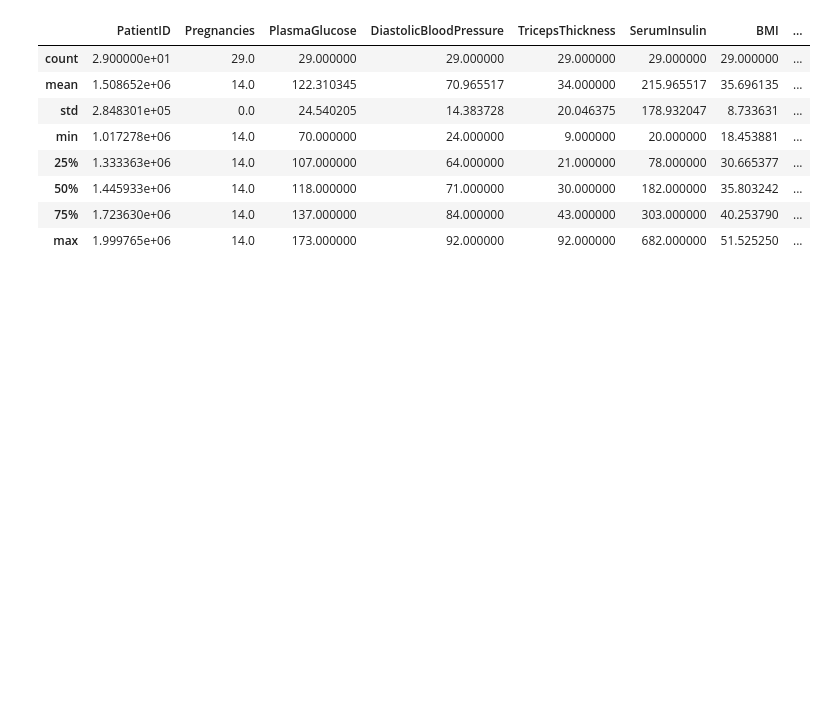
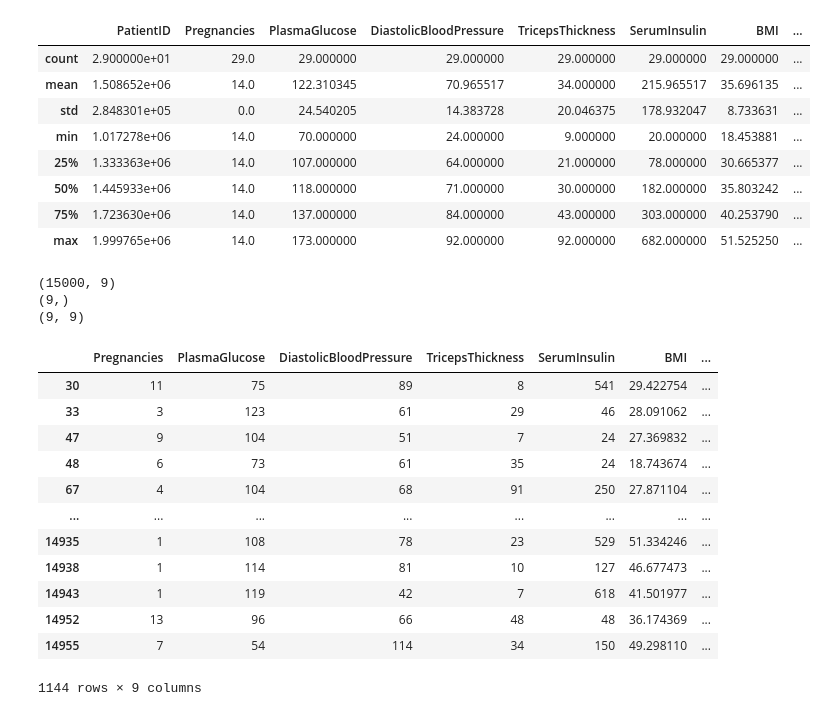
Before and after one commit to Lucky12348/diabetes_prediction, a Jupyter notebook: EDA.ipynb, the cells around one changed output. Drawn from its saved outputs; the diff is of its cells as text; code cells hidden in the pictures; blank space fills up the shorter version.

Commit message:
Step2: Outliers filtering

```diff
--- a/EDA.ipynb
+++ b/EDA.ipynb
@@ -268,3 +270,45 @@ Total_women_per_Pregnancies.describe()
 | 50% | 1.445933e+06 | 14.0 | 118.000000 | 71.000000 | 30.000000 | 182.000000 | 35.803242 | ... |
 | 75% | 1.723630e+06 | 14.0 | 137.000000 | 84.000000 | 43.000000 | 303.000000 | 40.253790 | ... |
 | max | 1.999765e+06 | 14.0 | 173.000000 | 92.000000 | 92.000000 | 682.000000 | 51.525250 | ... |
+# %%
+# Suppression de la colonne 'PatientID'
+
+diabete_df_dropID = diabete_df.drop(columns=['PatientID'])
+#print(diabete_df)
+
+# Vérifier les dimensions des tableaux
+print(diabete_df_dropID.shape)
+
+# Calcul de la moyenne et de la matrice de covariance
+mean_vector = diabete_df_dropID.mean()
+cov_matrix = np.cov(diabete_df_dropID.T)
+inv_cov_matrix = np.linalg.inv(cov_matrix)
+
+print(mean_vector.shape)  # Doit être de la forme (9,)
+print(inv_cov_matrix.shape)
+
+# Calcul de la distance de Mahalanobis
+my_distance = diabete_df_dropID.apply(lambda row: mahalanobis(row, mean_vector, inv_cov_matrix), axis=1)
+
+# Définition du seuil d'outlier (généralement, un seuil > 3 ou 4 est utilisé)
+threshold = 4  # ou 4 selon la rigueur souhaitée
+outliers = diabete_df_dropID[my_distance > threshold]
+
+outliers
+# %% [output]
+(15000, 9)
+(9,)
+(9, 9)
+|  | Pregnancies | PlasmaGlucose | DiastolicBloodPressure | TricepsThickness | SerumInsulin | BMI | ... |
+| 30 | 11 | 75 | 89 | 8 | 541 | 29.422754 | ... |
+| 33 | 3 | 123 | 61 | 29 | 46 | 28.091062 | ... |
+| 47 | 9 | 104 | 51 | 7 | 24 | 27.369832 | ... |
+| 48 | 6 | 73 | 61 | 35 | 24 | 18.743674 | ... |
+| 67 | 4 | 104 | 68 | 91 | 250 | 27.871104 | ... |
+| ... | ... | ... | ... | ... | ... | ... | ... |
+| 14935 | 1 | 108 | 78 | 23 | 529 | 51.334246 | ... |
+| 14938 | 1 | 114 | 81 | 10 | 127 | 46.677473 | ... |
+| 14943 | 1 | 119 | 42 | 7 | 618 | 41.501977 | ... |
+| 14952 | 13 | 96 | 66 | 48 | 48 | 36.174369 | ... |
+| 14955 | 7 | 54 | 114 | 34 | 150 | 49.298110 | ... |
+1144 rows × 9 columns
```
Also changed, not shown: parts of 3 cells of this notebook.
